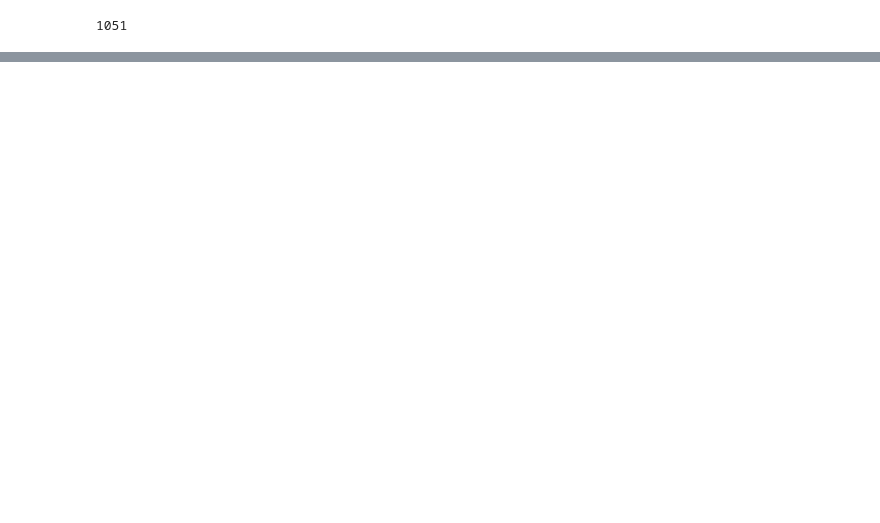
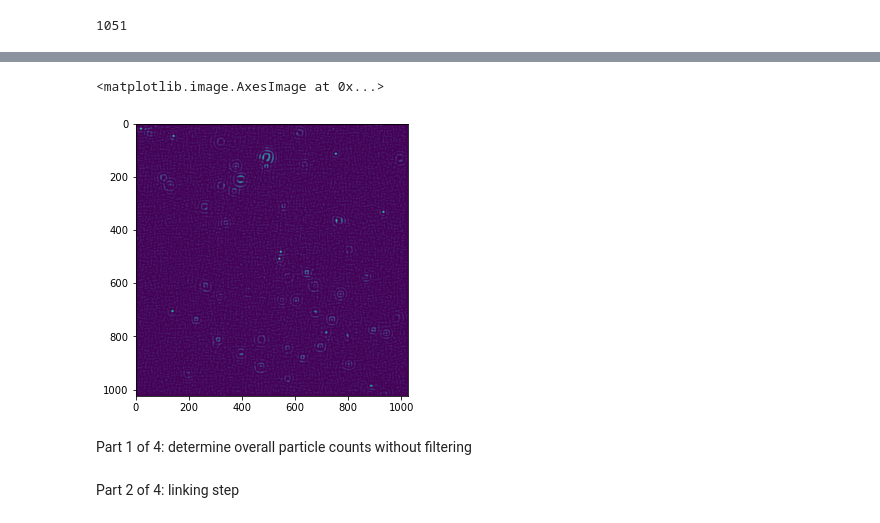
Before and after one commit to nanoepics/epicsjukebox, a Jupyter notebook: Notebooks/Ingmar/AnalysisBF_Full.ipynb, the cells around one changed output, grey strips where cells are left out. Drawn from its saved outputs; the diff is of its cells as text; code cells hidden in the pictures; blank space fills up the shorter version.

```diff
--- a/Notebooks/Ingmar/AnalysisBF_Full.ipynb
+++ b/Notebooks/Ingmar/AnalysisBF_Full.ipynb
@@ -206,0 +112,6 @@ Frame 1399: 10474 features
+# %%
+BandPass_Image = tp.preprocessing.bandpass(ImgSeq[300], lshort=4, llong=15)
+plt.imshow(BandPass_Image)
+# %% [output]
+<matplotlib.image.AxesImage at 0x...>
+[figure, added]
@@ -206,0 +120,2 @@ Frame 1399: 10474 features
+# %% [markdown]
+Part 1 of 4: determine overall particle counts without filtering
@@ -206,0 +129,2 @@ Frame 1399: 10474 features
+# %% [markdown]
+Part 2 of 4: linking step
```
Also changed, not shown: parts of 61 cells of this notebook, 2 other files.
